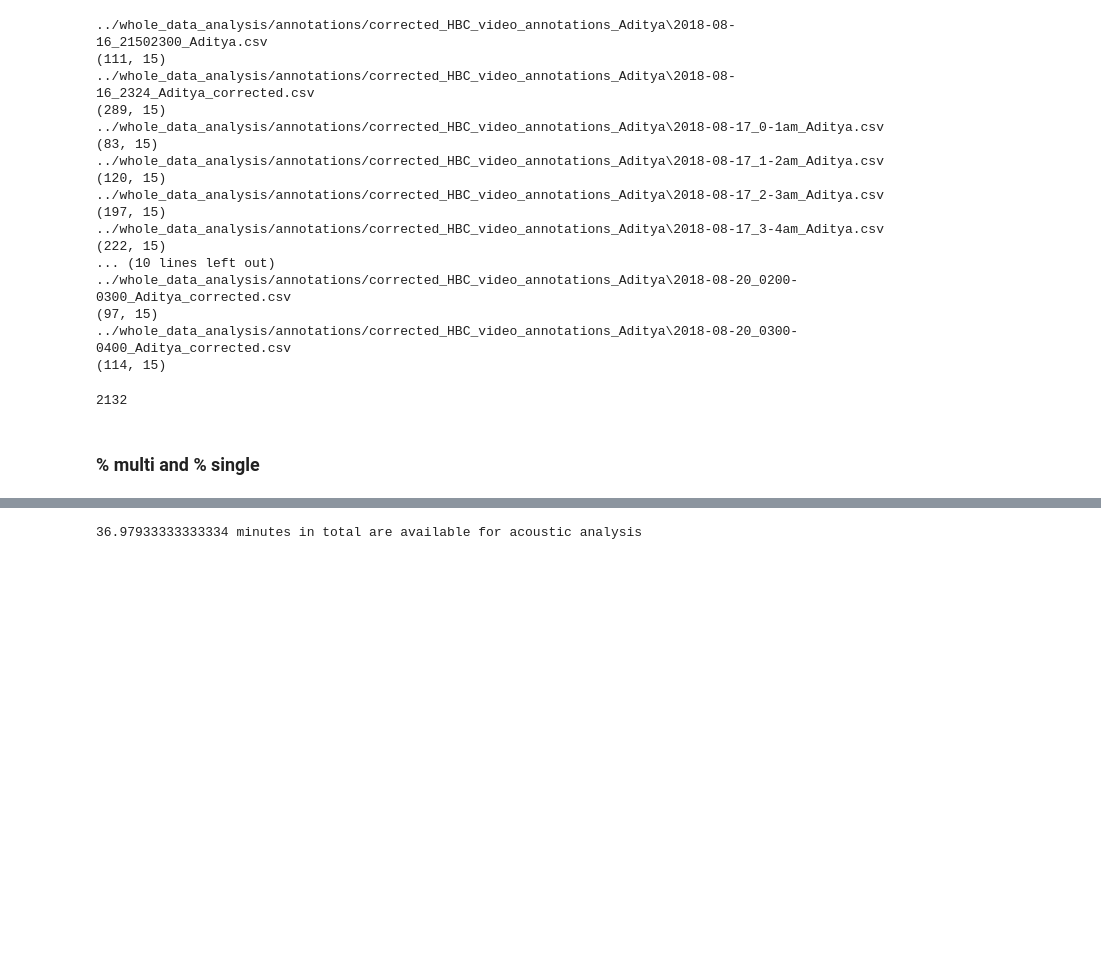
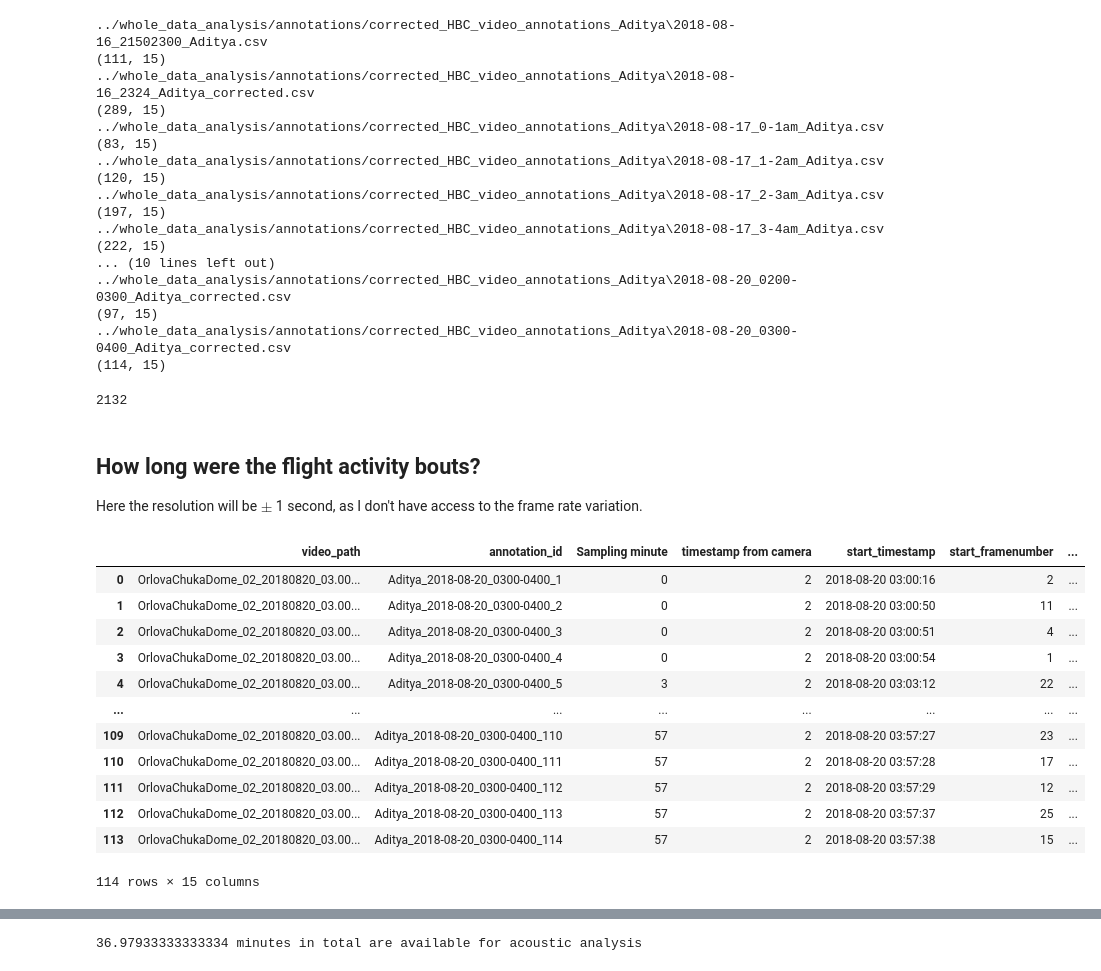
Before and after one commit to thejasvibr/mhbc-online, a Jupyter notebook: combined_analysis/generating_summary_data_and_plot_for_manuscript.ipynb, the cells around one changed output, grey strips where cells are left out. Cells and saved outputs as stored; diff of their text form; code cells hidden in the pictures; blank space fills up the shorter version.

```diff
--- a/combined_analysis/generating_summary_data_and_plot_for_manuscript.ipynb
+++ b/combined_analysis/generating_summary_data_and_plot_for_manuscript.ipynb
@@ -119,10 +121,26 @@ for each in vidannotation_files:
 (97, 15)
 ../whole_data_analysis/annotations/corrected_HBC_video_annotations_Aditya\2018-08-20_0300-0400_Aditya_corrected.csv
 (114, 15)
-# %%
-
-print(annotations)
-# %% [output]
-2132
-# %% [markdown]
-### % multi and % single
+# %%
+print(annotations)
+# %% [output]
+2132
+# %% [markdown]
+## How long were the flight activity bouts?
+Here the resolution will be $\pm$ 1 second, as I don't have access to the frame rate variation.
+# %%
+df
+# %% [output]
+|  | video_path | annotation_id | Sampling minute | timestamp from camera | start_timestamp | start_framenumber | ... |
+| 0 | OrlovaChukaDome_02_20180820_03.00... | Aditya_2018-08-20_0300-0400_1 | 0 | 2 | 2018-08-20 03:00:16 | 2 | ... |
+| 1 | OrlovaChukaDome_02_20180820_03.00... | Aditya_2018-08-20_0300-0400_2 | 0 | 2 | 2018-08-20 03:00:50 | 11 | ... |
+| 2 | OrlovaChukaDome_02_20180820_03.00... | Aditya_2018-08-20_0300-0400_3 | 0 | 2 | 2018-08-20 03:00:51 | 4 | ... |
+| 3 | OrlovaChukaDome_02_20180820_03.00... | Aditya_2018-08-20_0300-0400_4 | 0 | 2 | 2018-08-20 03:00:54 | 1 | ... |
+| 4 | OrlovaChukaDome_02_20180820_03.00... | Aditya_2018-08-20_0300-0400_5 | 3 | 2 | 2018-08-20 03:03:12 | 22 | ... |
+| ... | ... | ... | ... | ... | ... | ... | ... |
+| 109 | OrlovaChukaDome_02_20180820_03.00... | Aditya_2018-08-20_0300-0400_110 | 57 | 2 | 2018-08-20 03:57:27 | 23 | ... |
+| 110 | OrlovaChukaDome_02_20180820_03.00... | Aditya_2018-08-20_0300-0400_111 | 57 | 2 | 2018-08-20 03:57:28 | 17 | ... |
+| 111 | OrlovaChukaDome_02_20180820_03.00... | Aditya_2018-08-20_0300-0400_112 | 57 | 2 | 2018-08-20 03:57:29 | 12 | ... |
+| 112 | OrlovaChukaDome_02_20180820_03.00... | Aditya_2018-08-20_0300-0400_113 | 57 | 2 | 2018-08-20 03:57:37 | 25 | ... |
+| 113 | OrlovaChukaDome_02_20180820_03.00... | Aditya_2018-08-20_0300-0400_114 | 57 | 2 | 2018-08-20 03:57:38 | 15 | ... |
+114 rows × 15 columns
```
Also changed, not shown: parts of 15 cells of this notebook, 2 other files.
